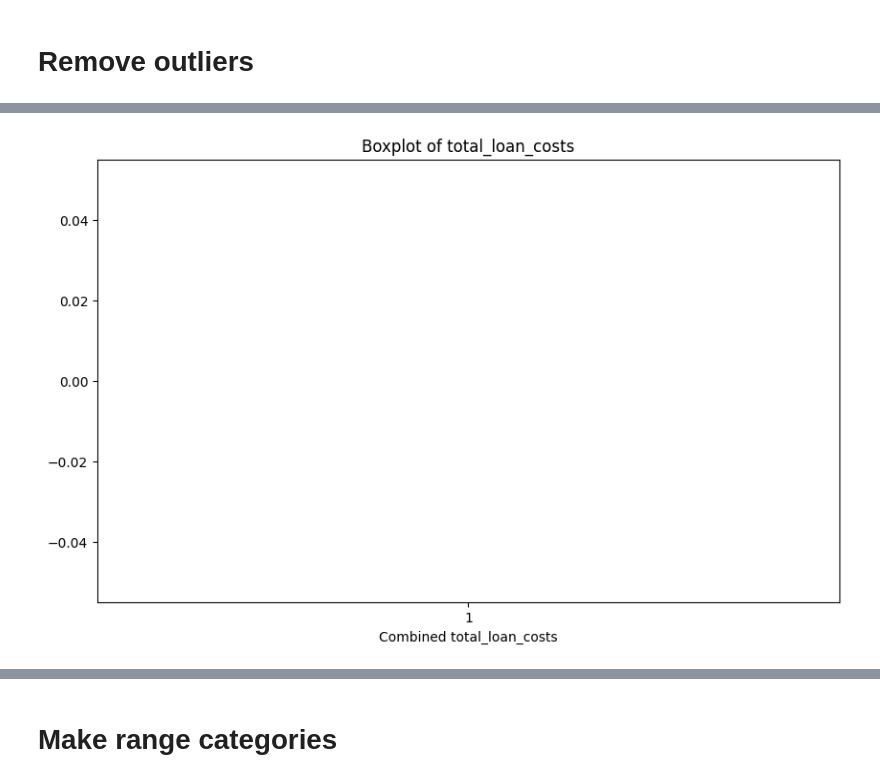
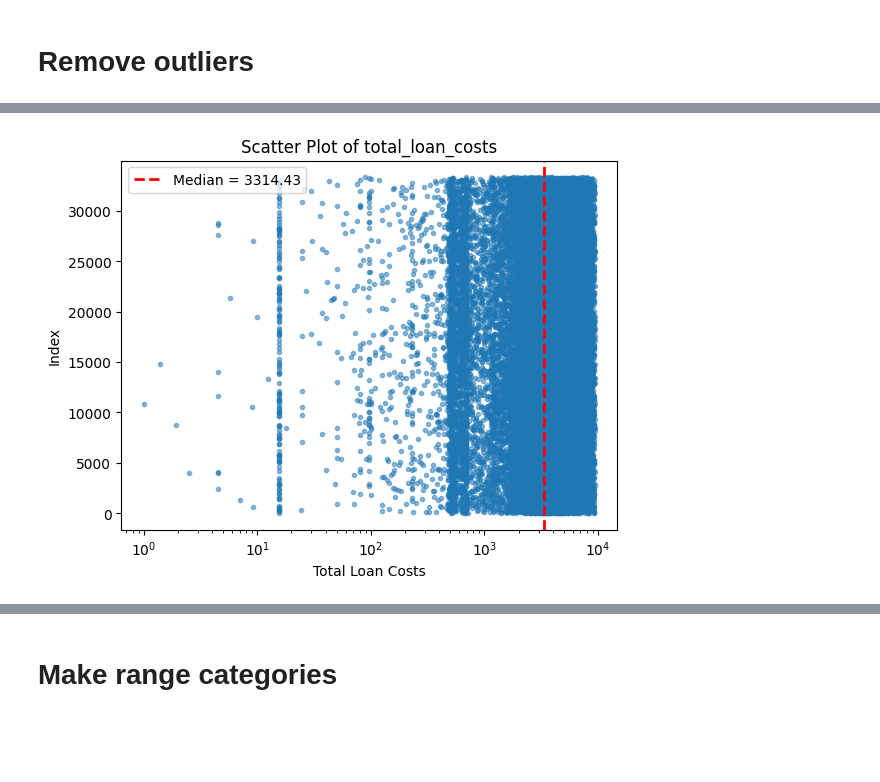
Before and after one commit to aschera/credit_risk_predictor, a Jupyter notebook: notebooks/Christinas/EDA_stepwise/7_total_loan_costs.ipynb, the cells around one changed output, grey strips where cells are left out. Drawn from its saved outputs; the diff is of its cells as text; code cells hidden in the pictures; blank space fills up the shorter version.

```diff
--- a/notebooks/Christinas/EDA_stepwise/7_total_loan_costs.ipynb
+++ b/notebooks/Christinas/EDA_stepwise/7_total_loan_costs.ipynb
@@ -218,11 +181,31 @@ Name: total_loan_costs, Length: 1853, dtype: float64
 # %%
-plt.figure(figsize=(10, 6))
-plt.boxplot(df_no_outliers['total_loan_costs'])
-plt.title('Boxplot of total_loan_costs')
-plt.xlabel('Combined total_loan_costs')
+# Remove NaN values from the data
+data = df_no_outliers['total_loan_costs'].dropna()
+
+# Create a scatter plot
+plt.scatter(data, range(len(data)), marker='.', alpha=0.5)
+
+# Calculate the median
+median_value = data.median()
+
+# Add a line for the median
+plt.axvline(median_value, color='red', linestyle='dashed', linewidth=2, label=f'Median = {median_value:.2f}')
+
+# Add labels and title
+plt.xlabel('Total Loan Costs')
+plt.ylabel('Index')
+plt.title('Scatter Plot of total_loan_costs')
+
+# Set a logarithmic scale for the x-axis if needed
+plt.xscale('log')
+
+# Add a legend
+plt.legend()
+
+# Show the plot
 plt.show()
 # %% [output]
-[figure, old version]
+[figure, new version]
 # %%
 # First, convert the 'combined_loan_to_value_ratio' column to numeric (float)
 df_no_outliers.loc[:, 'total_loan_costs'] = pd.to_numeric(df_no_outliers['total_loan_costs'], errors='coerce')
```
Also changed, not shown: parts of 20 cells of this notebook, 8 other files.
